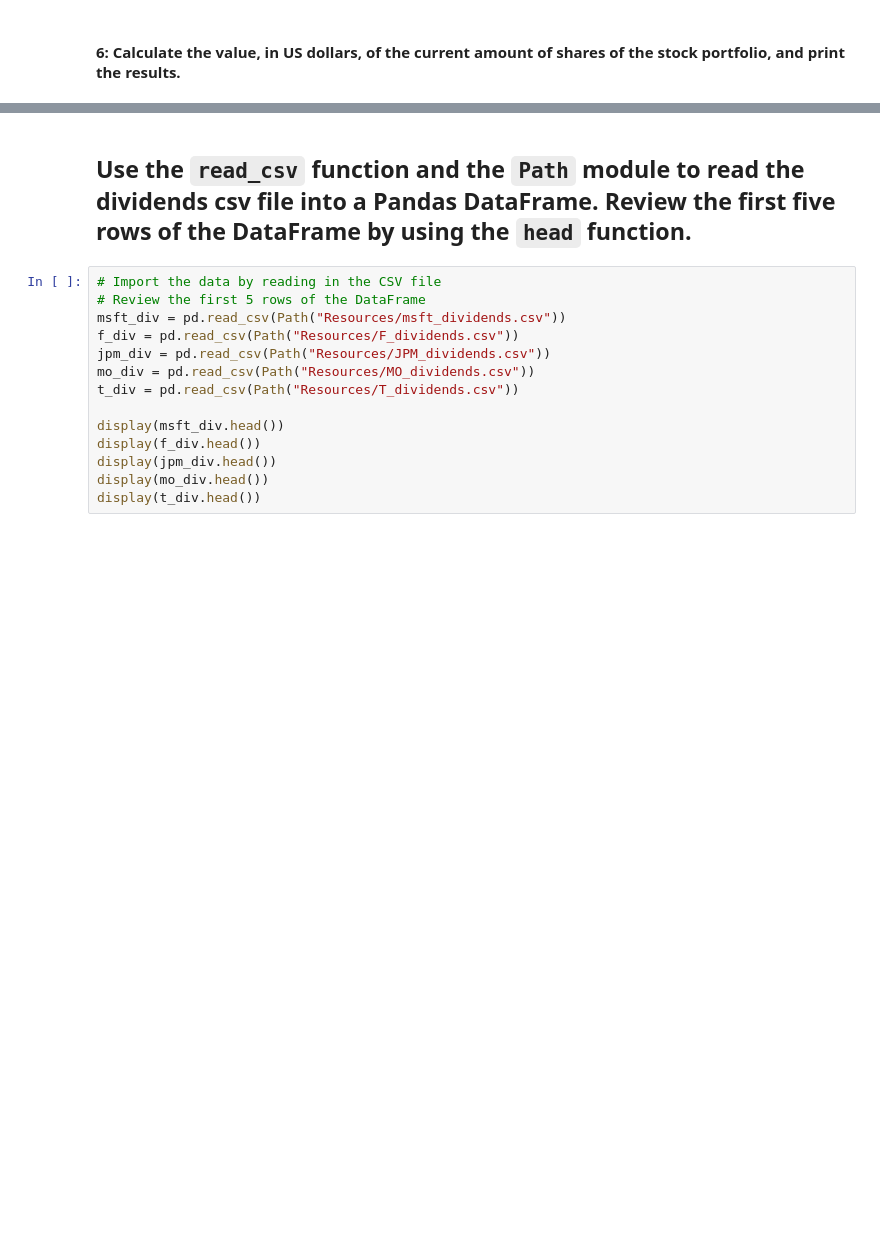
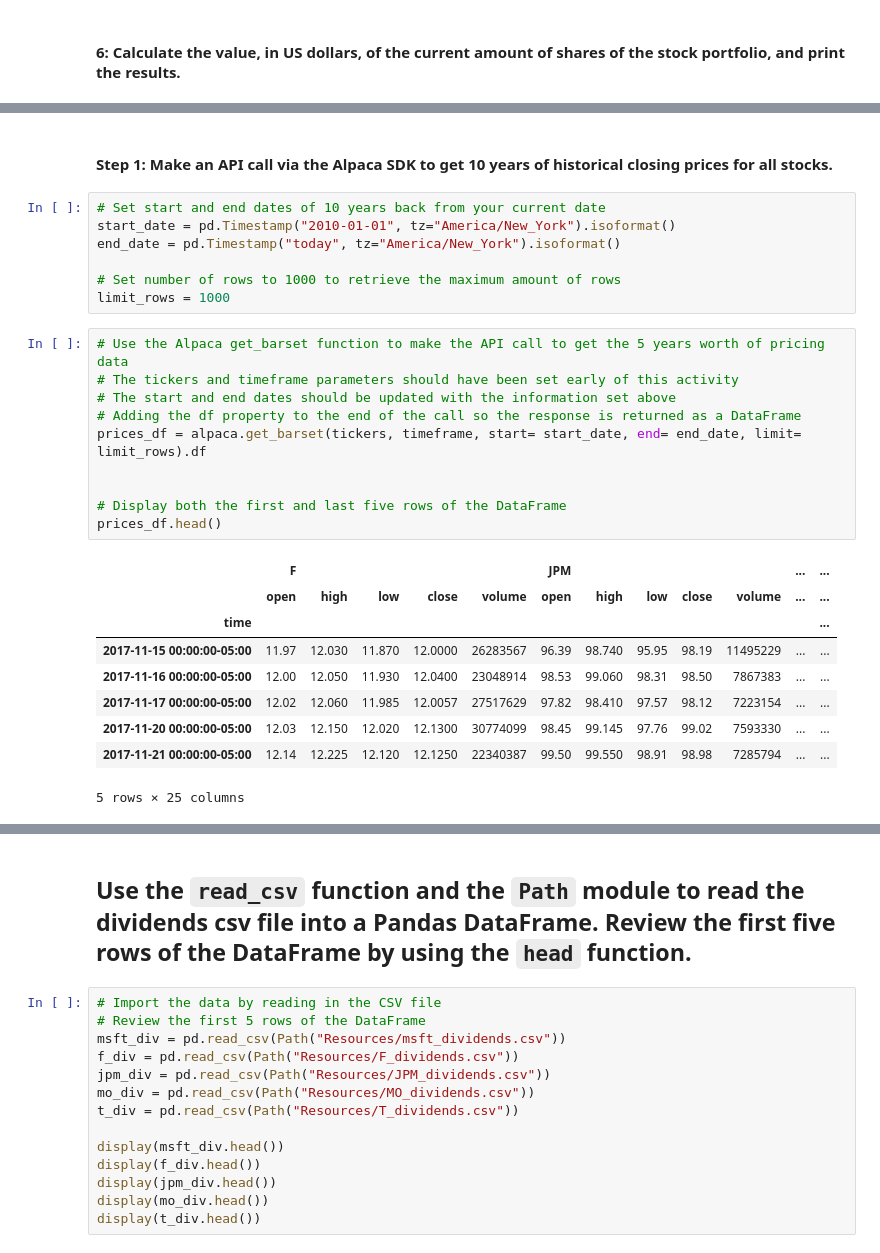
Before and after one commit to stefimaz/Dividend_reinvesting, a Jupyter notebook: systematic_inv.ipynb, the cells around one changed output, grey strips where cells are left out. Saved outputs shown, nothing was run; the diff lists cells and outputs as text; blank space fills up the shorter version.

```diff
--- a/systematic_inv.ipynb
+++ b/systematic_inv.ipynb
@@ -151,0 +157,29 @@ The value of your stocks:
+# %% [markdown]
+#### Step 1: Make an API call via the Alpaca SDK to get 10 years of historical closing prices for all stocks.
+# %%
+# Set start and end dates of 10 years back from your current date
+start_date = pd.Timestamp("2010-01-01", tz="America/New_York").isoformat()
+end_date = pd.Timestamp("today", tz="America/New_York").isoformat()
+
+# Set number of rows to 1000 to retrieve the maximum amount of rows
+limit_rows = 1000
+# %%
+# Use the Alpaca get_barset function to make the API call to get the 5 years worth of pricing data
+# The tickers and timeframe parameters should have been set early of this activity
+# The start and end dates should be updated with the information set above
+# Adding the df property to the end of the call so the response is returned as a DataFrame
+prices_df = alpaca.get_barset(tickers, timeframe, start= start_date, end= end_date, limit= limit_rows).df
+
+
+# Display both the first and last five rows of the DataFrame
+prices_df.head()
+# %% [output]
+|  | F |  |  |  |  | JPM |  |  |  |  | ... | ... |
+|  | open | high | low | close | volume | open | high | low | close | volume | ... | ... |
+| time |  |  |  |  |  |  |  |  |  |  |  | ... |
+| 2017-11-15 00:00:00-05:00 | 11.97 | 12.030 | 11.870 | 12.0000 | 26283567 | 96.39 | 98.740 | 95.95 | 98.19 | 11495229 | ... | ... |
+| 2017-11-16 00:00:00-05:00 | 12.00 | 12.050 | 11.930 | 12.0400 | 23048914 | 98.53 | 99.060 | 98.31 | 98.50 | 7867383 | ... | ... |
+| 2017-11-17 00:00:00-05:00 | 12.02 | 12.060 | 11.985 | 12.0057 | 27517629 | 97.82 | 98.410 | 97.57 | 98.12 | 7223154 | ... | ... |
+| 2017-11-20 00:00:00-05:00 | 12.03 | 12.150 | 12.020 | 12.1300 | 30774099 | 98.45 | 99.145 | 97.76 | 99.02 | 7593330 | ... | ... |
+| 2017-11-21 00:00:00-05:00 | 12.14 | 12.225 | 12.120 | 12.1250 | 22340387 | 99.50 | 99.550 | 98.91 | 98.98 | 7285794 | ... | ... |
+5 rows × 25 columns
```
Also changed, not shown: parts of 21 cells of this notebook, 1 other file.
